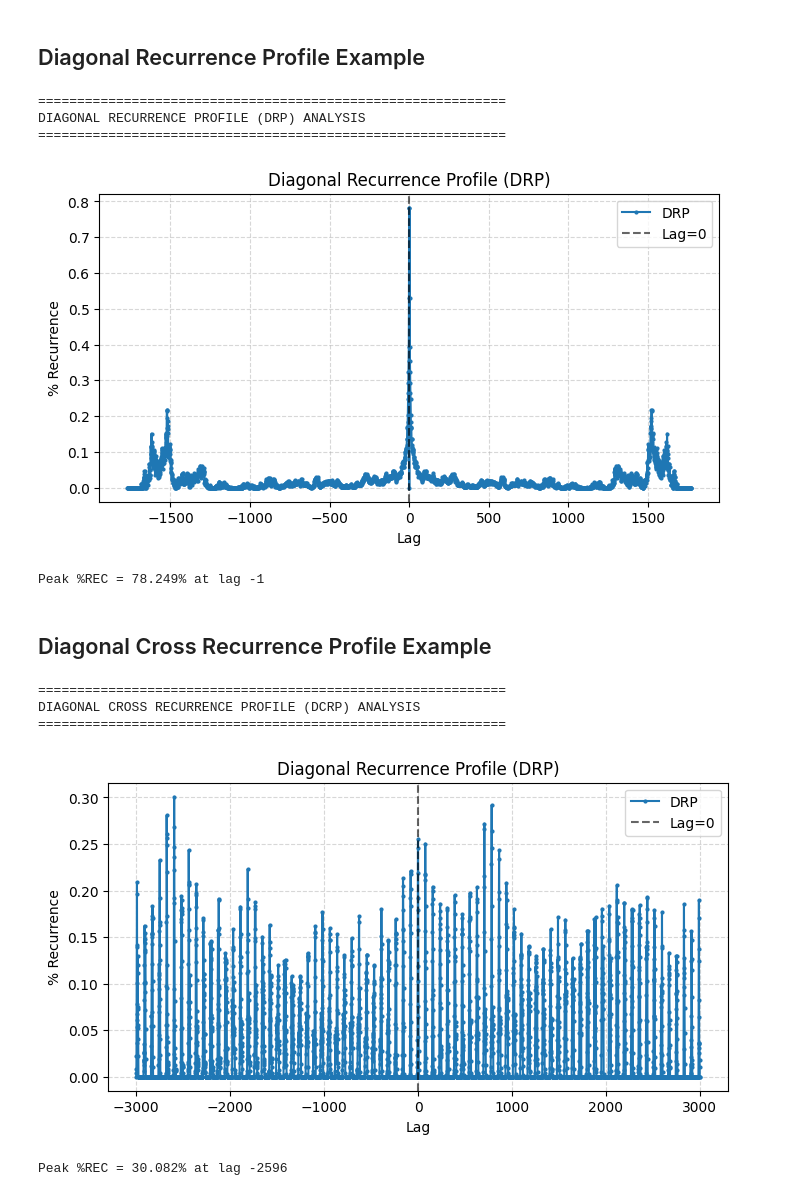
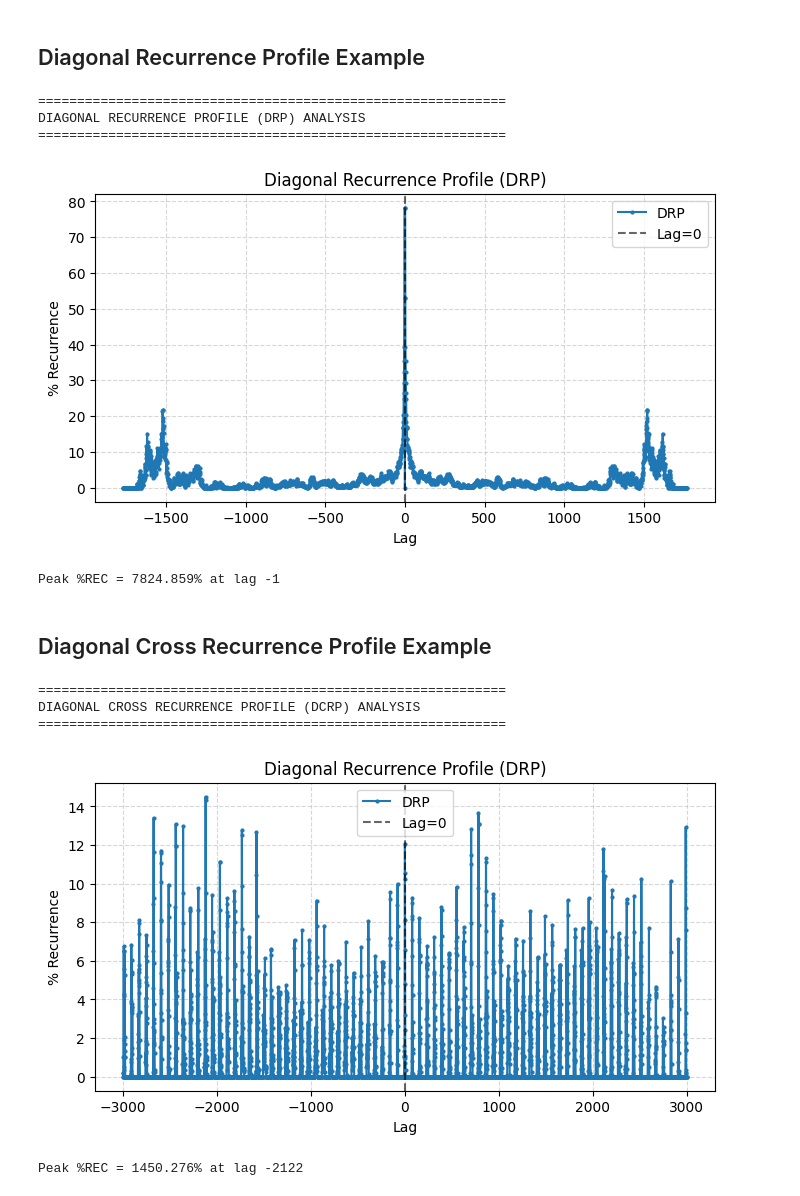
Before and after one commit to cartersale/Recurrence-Quantification-Analysis, a Jupyter notebook: analysisExamples.ipynb, the cells around one changed output. Cells and saved outputs as stored; diff of their text form; code cells hidden in the pictures.

Commit message:
DRP recurrence converted to percent, readme updated

```diff
--- a/analysisExamples.ipynb
+++ b/analysisExamples.ipynb
@@ -377,7 +377,7 @@ params = {
     'rescaleNorm': 1,                   # Rescale using mean distance
     'radius': 0.15,                     # Recurrence radius
     'tw': 1,                            # Theiler window for auto-RQA
-    #'maxLag': 2000,                     # Maximum lag for DRP
+    'maxLag': 2000,                     # Maximum lag for DRP
     'plotMode': 'drp',                  # Plot DRP
     'pointSize': 2,                     # Size of markers in the plot
     'saveFig': False,                   # Save figure or not
@@ -398,8 +398,8 @@ print(f"Peak %REC = {peak_val:.3f}% at lag {peak_lag}")
 ============================================================
 DIAGONAL RECURRENCE PROFILE (DRP) ANALYSIS
 ============================================================
-[figure, old version]
+[figure, new version]
-Peak %REC = 78.249% at lag -1
+Peak %REC = 7824.859% at lag -1
 # %% [markdown]
 ## Diagonal Cross Recurrence Profile Example
 # %%
@@ -421,34 +421,34 @@ try:
 except Exception as e:
     print(f"Error loading file: {e}")
     exit()
 
 # Set parameters
 params = {
     'norm': 1,                 # Normalize to unit interval
     'eDim': 3,                 # Embedding dimension
     'tLag': 15,                # Time lag
     'rescaleNorm': 1,          # Rescale using mean distance
-    'radius': 0.15,            # Recurrence radius
+    'radius': 0.1,            # Recurrence radius
     'maxLag': 3000,            # Maximum lag for DRP
     'plotMode': 'drp',         # Plot DRP
     'pointSize': 2,            # Size of markers in the plot
     'saveFig': False,          # Save figure or not
     'showMetrics': True,       # Show DRP values in the console
-    'doStatsFile': False        # Write statistics to file
+    'doStatsFile': False       # Write statistics to file
 }
 
 # Perform Diagonal Recurrence Profile analysis
 drp, lags = crossDRP(data1, data2, params)
 
 # Print the DRP values
 max_idx = int(drp.argmax())
 peak_val = drp[max_idx] * 100   # convert to percentage
 peak_lag = lags[max_idx]
 
 print(f"Peak %REC = {peak_val:.3f}% at lag {peak_lag}")
 # %% [output]
 ============================================================
 DIAGONAL CROSS RECURRENCE PROFILE (DCRP) ANALYSIS
 ============================================================
-[figure, old version]
+[figure, new version]
-Peak %REC = 30.082% at lag -2596
+Peak %REC = 1450.276% at lag -2122
```
Also changed, not shown: 3 other files.
